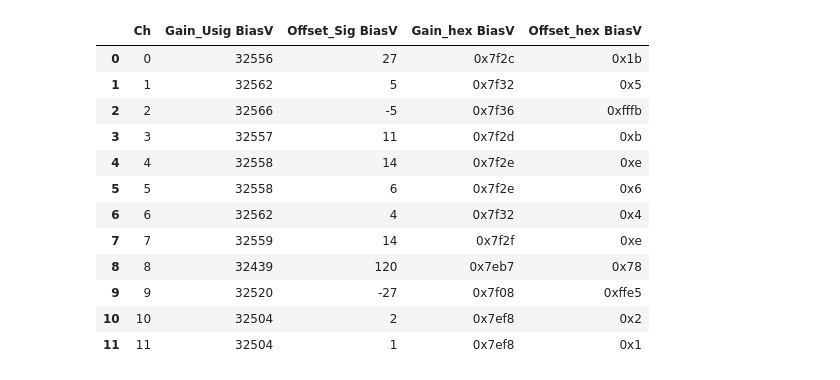
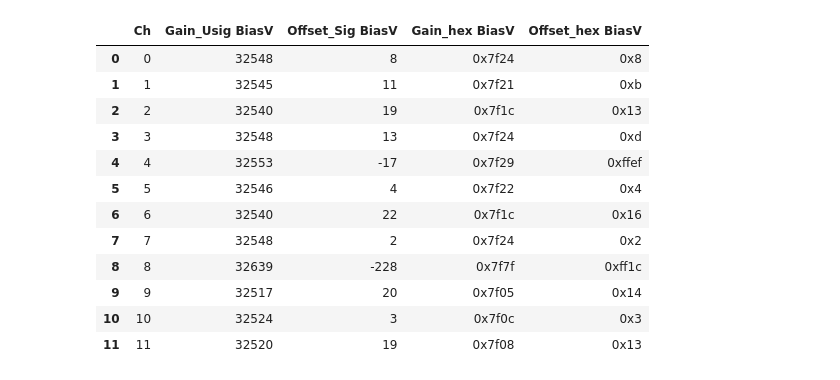
Before and after one commit to stbordoni/calib, a Jupyter notebook: compareCalibParams.ipynb, the cells around one changed output. Drawn from its saved outputs; the diff is of its cells as text; code cells hidden in the pictures.

```diff
--- a/compareCalibParams.ipynb
+++ b/compareCalibParams.ipynb
@@ -48,16 +67,16 @@ df_calib_SN20.rename(columns={'Unnamed: 0':'Ch'},inplace=True)
-# %%
-df_calib_SN20
-# %% [output]
-|  | Ch | Gain_Usig BiasV | Offset_Sig BiasV | Gain_hex BiasV | Offset_hex BiasV |
-| 0 | 0 | 32556 | 27 | 0x7f2c | 0x1b |
-| 1 | 1 | 32562 | 5 | 0x7f32 | 0x5 |
-| 2 | 2 | 32566 | -5 | 0x7f36 | 0xfffb |
-| 3 | 3 | 32557 | 11 | 0x7f2d | 0xb |
-| 4 | 4 | 32558 | 14 | 0x7f2e | 0xe |
-| 5 | 5 | 32558 | 6 | 0x7f2e | 0x6 |
-| 6 | 6 | 32562 | 4 | 0x7f32 | 0x4 |
-| 7 | 7 | 32559 | 14 | 0x7f2f | 0xe |
-| 8 | 8 | 32439 | 120 | 0x7eb7 | 0x78 |
-| 9 | 9 | 32520 | -27 | 0x7f08 | 0xffe5 |
-| 10 | 10 | 32504 | 2 | 0x7ef8 | 0x2 |
-| 11 | 11 | 32504 | 1 | 0x7ef8 | 0x1 |
+# %%
+df_calib_SN14
+# %% [output]
+|  | Ch | Gain_Usig BiasV | Offset_Sig BiasV | Gain_hex BiasV | Offset_hex BiasV |
+| 0 | 0 | 32548 | 8 | 0x7f24 | 0x8 |
+| 1 | 1 | 32545 | 11 | 0x7f21 | 0xb |
+| 2 | 2 | 32540 | 19 | 0x7f1c | 0x13 |
+| 3 | 3 | 32548 | 13 | 0x7f24 | 0xd |
+| 4 | 4 | 32553 | -17 | 0x7f29 | 0xffef |
+| 5 | 5 | 32546 | 4 | 0x7f22 | 0x4 |
+| 6 | 6 | 32540 | 22 | 0x7f1c | 0x16 |
+| 7 | 7 | 32548 | 2 | 0x7f24 | 0x2 |
+| 8 | 8 | 32639 | -228 | 0x7f7f | 0xff1c |
+| 9 | 9 | 32517 | 20 | 0x7f05 | 0x14 |
+| 10 | 10 | 32524 | 3 | 0x7f0c | 0x3 |
+| 11 | 11 | 32520 | 19 | 0x7f08 | 0x13 |
```
Also changed, not shown: parts of 11 cells of this notebook, 4 other files.
